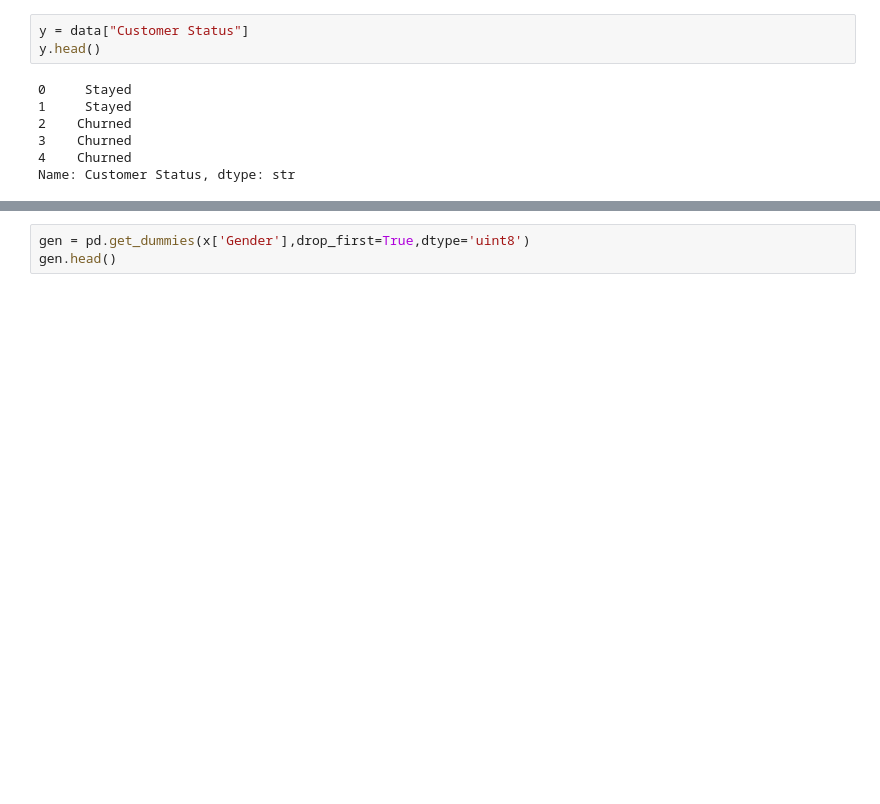
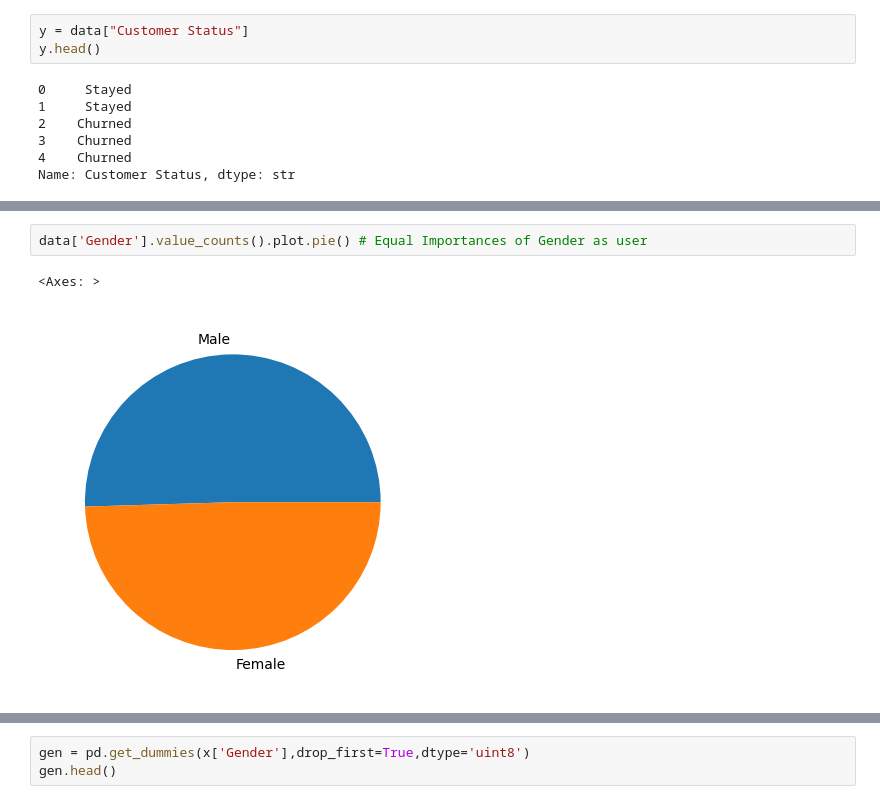
Before and after one commit to Karthi-1008/Signal_Stay, a Jupyter notebook: Model.ipynb, the cells around one changed output, grey strips where cells are left out. Cells and saved outputs as stored; diff of their text form; blank space fills up the shorter version.

```diff
--- a/Model.ipynb
+++ b/Model.ipynb
@@ -119,0 +131,5 @@ Name: Customer Status, dtype: str
+# %%
+data['Gender'].value_counts().plot.pie() # Equal Importances of Gender as user
+# %% [output]
+<Axes: >
+[figure, added]
```
Also changed, not shown: parts of 31 cells of this notebook, 5 other files.
